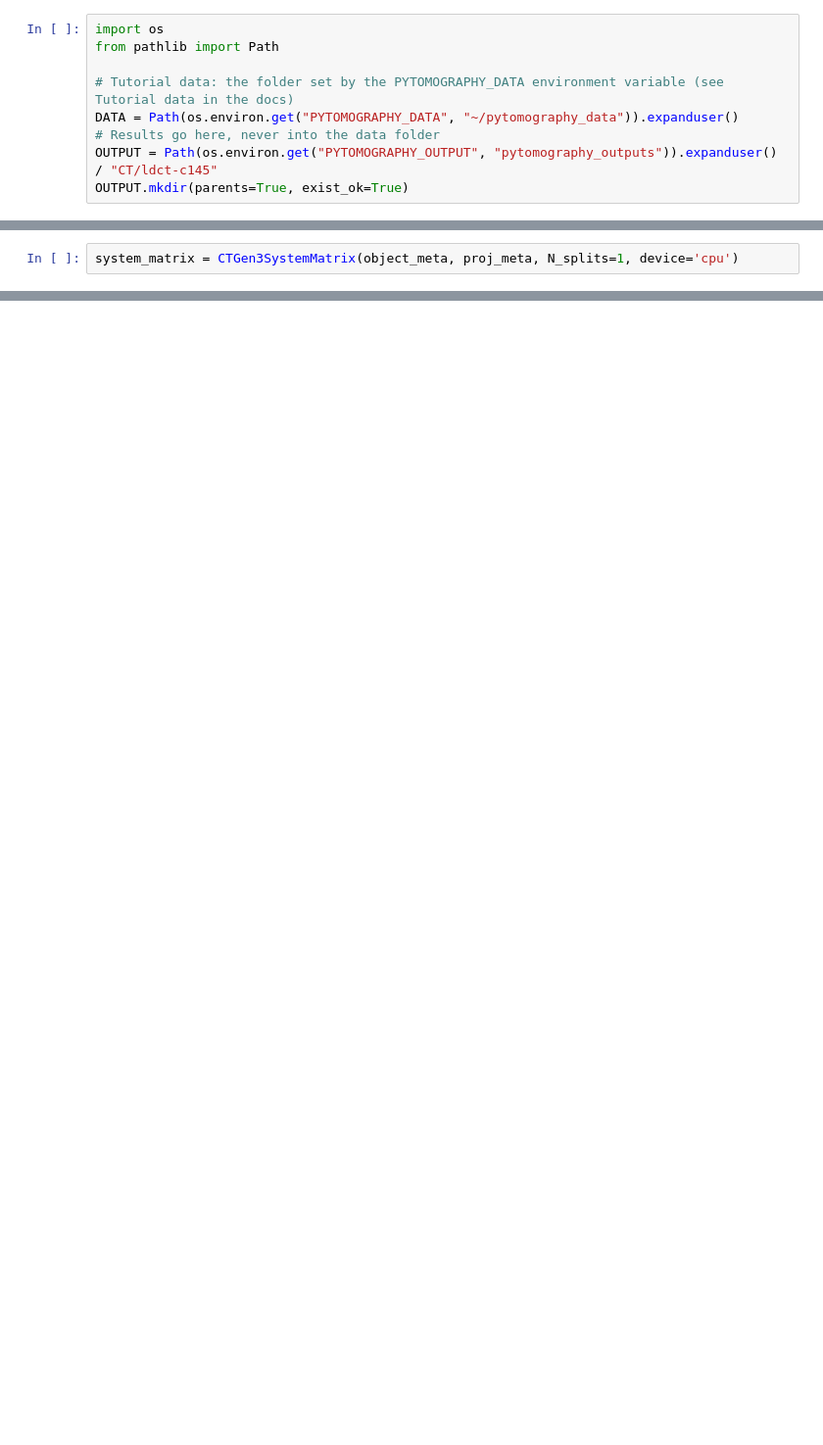
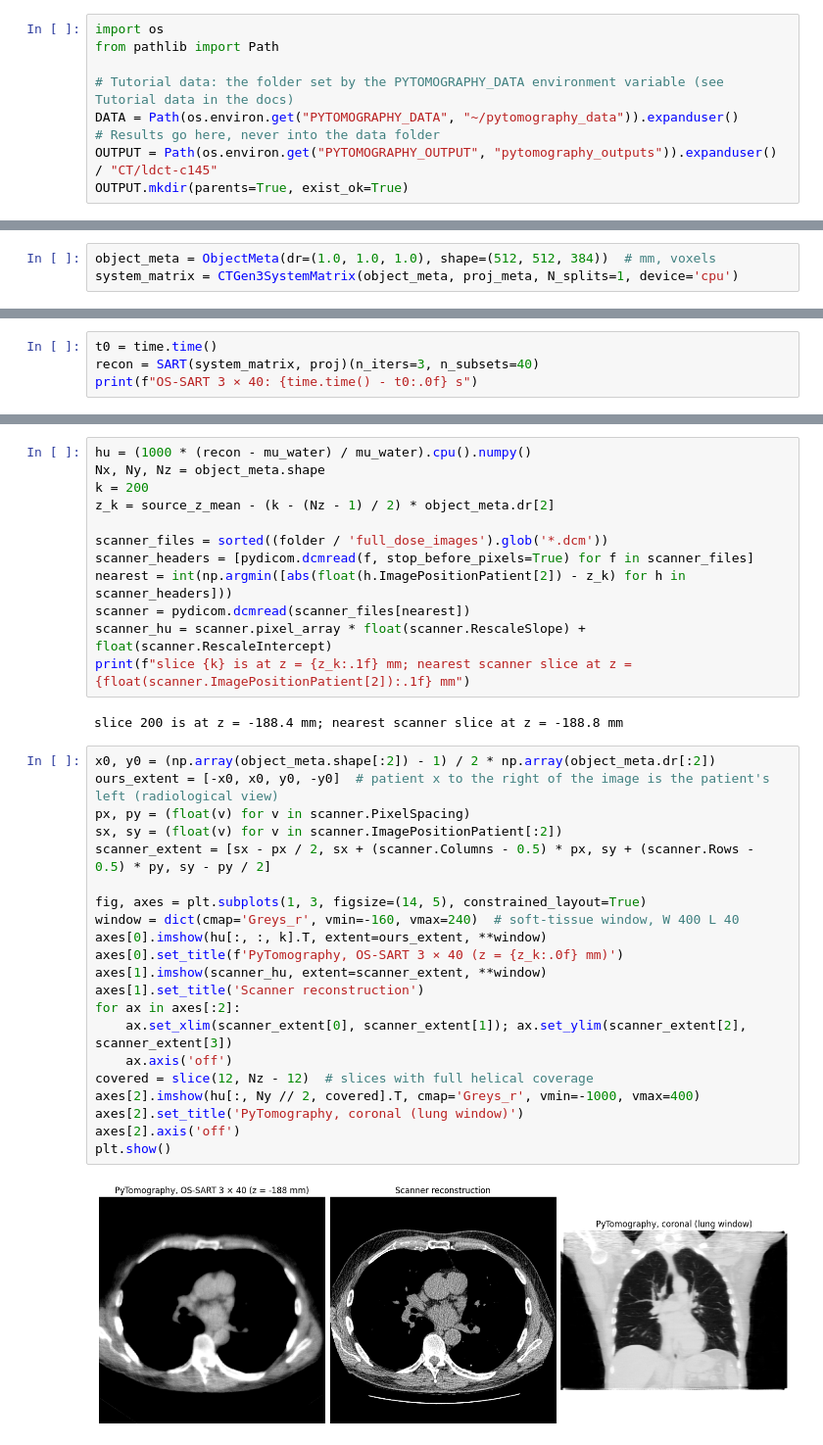
Before and after one commit to PyTomography/PyTomography, a Jupyter notebook: docs/source/notebooks/t_CT_GEN3.ipynb, the cells around one changed output, grey strips where cells are left out. Shown at 98% size. Saved outputs shown, nothing was run; the diff lists cells and outputs as text; blank space fills up the shorter version.

```diff
--- a/docs/source/notebooks/t_CT_GEN3.ipynb
+++ b/docs/source/notebooks/t_CT_GEN3.ipynb
@@ -62,2 +64,3 @@ We can create the system matrix as follows. The `N_splits` argument can save on
 # %%
+object_meta = ObjectMeta(dr=(1.0, 1.0, 1.0), shape=(512, 512, 384))  # mm, voxels
 system_matrix = CTGen3SystemMatrix(object_meta, proj_meta, N_splits=1, device='cpu')
@@ -83,0 +71,4 @@ plt.title('PyTomography: OS-SART(3it40ss)')
+# %%
+t0 = time.time()
+recon = SART(system_matrix, proj)(n_iters=3, n_subsets=40)
+print(f"OS-SART 3 × 40: {time.time() - t0:.0f} s")
@@ -83,0 +83,37 @@ plt.title('PyTomography: OS-SART(3it40ss)')
+# %%
+hu = (1000 * (recon - mu_water) / mu_water).cpu().numpy()
+Nx, Ny, Nz = object_meta.shape
+k = 200
+z_k = source_z_mean - (k - (Nz - 1) / 2) * object_meta.dr[2]
+
+scanner_files = sorted((folder / 'full_dose_images').glob('*.dcm'))
+scanner_headers = [pydicom.dcmread(f, stop_before_pixels=True) for f in scanner_files]
+nearest = int(np.argmin([abs(float(h.ImagePositionPatient[2]) - z_k) for h in scanner_headers]))
+scanner = pydicom.dcmread(scanner_files[nearest])
+scanner_hu = scanner.pixel_array * float(scanner.RescaleSlope) + float(scanner.RescaleIntercept)
+print(f"slice {k} is at z = {z_k:.1f} mm; nearest scanner slice at z = {float(scanner.ImagePositionPatient[2]):.1f} mm")
+# %% [output]
+slice 200 is at z = -188.4 mm; nearest scanner slice at z = -188.8 mm
+# %%
+x0, y0 = (np.array(object_meta.shape[:2]) - 1) / 2 * np.array(object_meta.dr[:2])
+ours_extent = [-x0, x0, y0, -y0]  # patient x to the right of the image is the patient's left (radiological view)
+px, py = (float(v) for v in scanner.PixelSpacing)
+sx, sy = (float(v) for v in scanner.ImagePositionPatient[:2])
+scanner_extent = [sx - px / 2, sx + (scanner.Columns - 0.5) * px, sy + (scanner.Rows - 0.5) * py, sy - py / 2]
+
+fig, axes = plt.subplots(1, 3, figsize=(14, 5), constrained_layout=True)
+window = dict(cmap='Greys_r', vmin=-160, vmax=240)  # soft-tissue window, W 400 L 40
+axes[0].imshow(hu[:, :, k].T, extent=ours_extent, **window)
+axes[0].set_title(f'PyTomography, OS-SART 3 × 40 (z = {z_k:.0f} mm)')
+axes[1].imshow(scanner_hu, extent=scanner_extent, **window)
+axes[1].set_title('Scanner reconstruction')
+for ax in axes[:2]:
+    ax.set_xlim(scanner_extent[0], scanner_extent[1]); ax.set_ylim(scanner_extent[2], scanner_extent[3])
+    ax.axis('off')
+covered = slice(12, Nz - 12)  # slices with full helical coverage
+axes[2].imshow(hu[:, Ny // 2, covered].T, cmap='Greys_r', vmin=-1000, vmax=400)
+axes[2].set_title('PyTomography, coronal (lung window)')
+axes[2].axis('off')
+plt.show()
+# %% [output]
+[figure, added]
```
Also changed, not shown: parts of 27 cells of this notebook, 2 other files.
